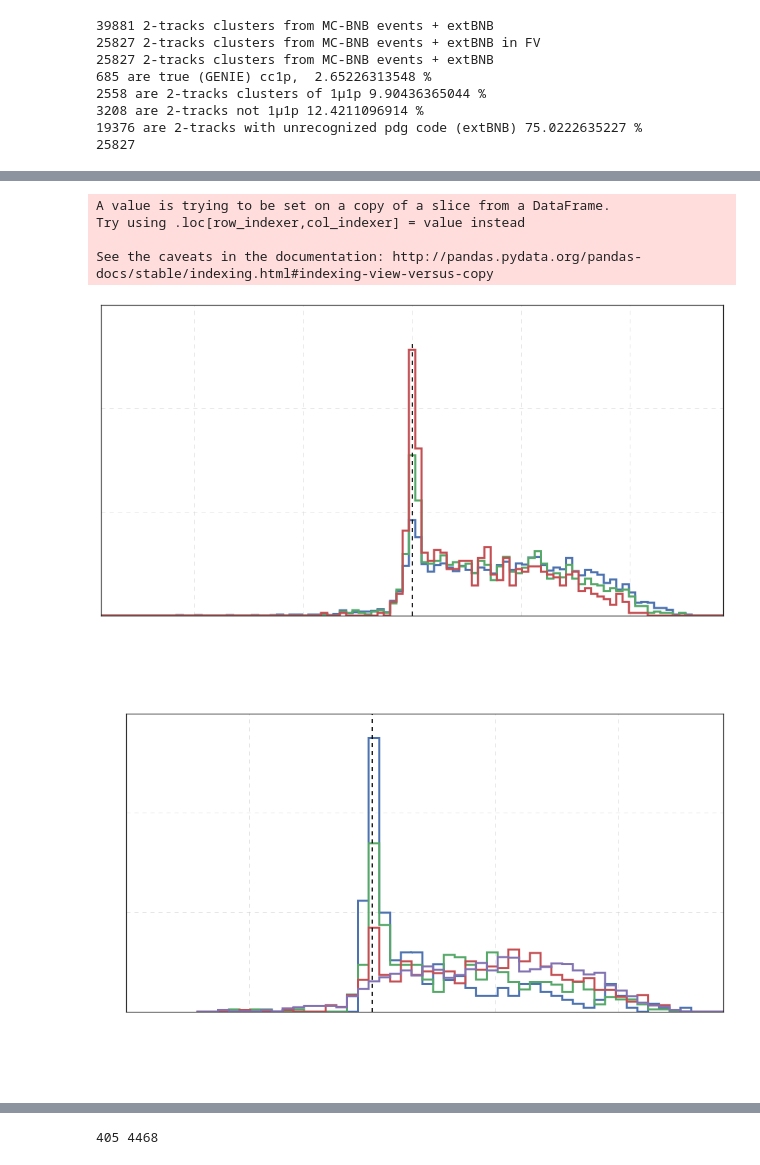
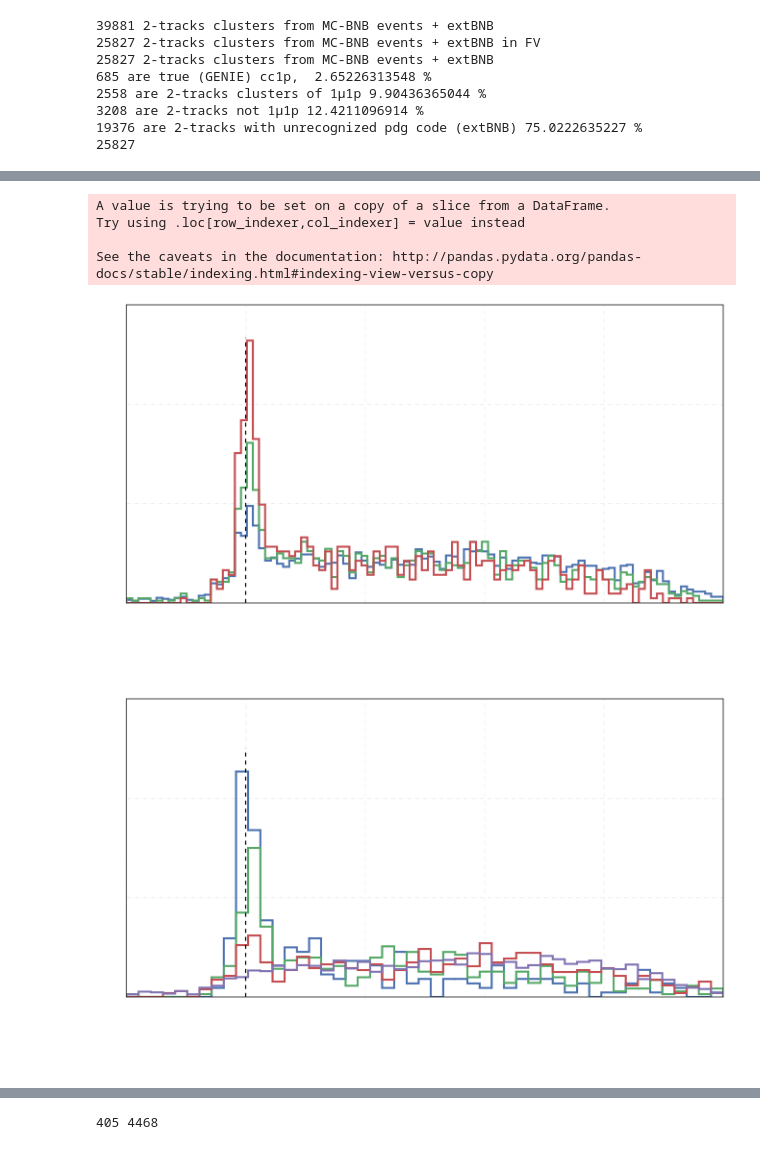
Before and after one commit to erezcoh4/AnalysisTreesInformation, a Jupyter notebook: CCQEPackage/notebooks/UsersMeetingApril2017/MuonTrackMomenta.ipynb, the cells around one changed output, grey strips where cells are left out. Saved outputs shown, nothing was run; the diff lists cells and outputs as text; code cells hidden in the pictures.

```diff
--- a/CCQEPackage/notebooks/UsersMeetingApril2017/MuonTrackMomenta.ipynb
+++ b/CCQEPackage/notebooks/UsersMeetingApril2017/MuonTrackMomenta.ipynb
@@ -209,7 +217,7 @@ labels = ['MCC7 MC-BNB ($\\mu$ reconstructed)','MCC8 MC-BNB/cosmic data ($\\mu$
 # %%
 # before and after the cuts
 fig,ax=plt.subplots(figsize=(16,8))
-bins = np.linspace(-100,100,100)
+bins = np.linspace(-20,80,100)
 mu_p_before_cuts =  pd.concat([reduced_samples['no cuts'][0],reduced_samples['no cuts'][1]])
 mu_p_after_detection_cuts =  pd.concat([reduced_samples['cut 4'][0],reduced_samples['cut 4'][1]])
 mu_p_after_cuts =  pd.concat([reduced_samples['cut 5'][0],reduced_samples['cut 5'][1]])
@@ -223,14 +231,14 @@ plt.plot([0,0],ax.get_ylim(),'--',color='black')
 # ax.annotate('gen. $E_{\\nu}$ = rec. $E_{\\nu}$', xy=(0, 0.5*np.max(ax.get_ylim())), xytext=(-55, 0.6*np.max(ax.get_ylim())) ,fontsize=20,
 #             arrowprops=dict(facecolor='black', shrink=0.05))
 set_axes(ax,'$\\bf{(E^{gen.}_{\\nu}-E^{rec.}_{\\nu})/E^{gen.}_{\\nu}}$ [%]',ticks_color='white',fontsize=45,nticklabels=4)
-ax.xaxis.set_ticks([-70,-35,0,35,70]);
+ax.xaxis.set_ticks([-20,0,20,40,60]);
 # ax.yaxis.set_major_formatter(ticker.FormatStrFormatter('%.2f'))
 ax.yaxis.set_major_formatter(ticker.NullFormatter())
 
 
 # In Pt bins
 fig,ax=plt.subplots(figsize=(16,8))
-bins = np.linspace(-50,100,50)
+bins = np.linspace(-20,80,50)
 PtBins = [[0,0.1],[0.1,0.2],[0.2,1.0]]
 mu_p_after_cuts =  pd.concat([reduced_samples['cut 5'][0],reduced_samples['cut 5'][1]])
 
@@ -245,35 +253,35 @@ ax.grid(linestyle='--',alpha=0.5)
 # ax.legend(loc='upper left',fontsize=30)
 plt.plot([0,0],ax.get_ylim(),'--',color='black')
 # ax.annotate('gen. $E_{\\nu}$ = rec. $E_{\\nu}$', xy=(0, 0.5*np.max(ax.get_ylim())), xytext=(-55, 0.6*np.max(ax.get_ylim())) ,fontsize=20,
 #             arrowprops=dict(facecolor='black', shrink=0.05))
 set_axes(ax,'$\\bf{(E^{gen.}_{\\nu}-E^{rec.}_{\\nu})/E^{gen.}_{\\nu}}$ [%]',ticks_color='white',fontsize=45,nticklabels=4)
-ax.xaxis.set_ticks([-70,-35,0,35,70]);
+ax.xaxis.set_ticks([-20,0,20,40,60]);
 # ax.yaxis.set_major_formatter(ticker.FormatStrFormatter('%.2f'))
 ax.yaxis.set_major_formatter(ticker.NullFormatter())
 
 
 
 MCC7_MCBNBIsVertexReconstructed['reco_CC1p_Ev_fromE'] = MCC7_MCBNBIsVertexReconstructed['reco_CC1p_Ev_fromE'] + 0.04
 
 # no cosmic vs. with cosmic overlay
 fig,ax=plt.subplots(figsize=(16,8))
-bins = np.linspace(-100,100,100)
+bins = np.linspace(-20,80,100)
 for sample,label in zip([MCC7_MCBNBIsVertexReconstructed , MCC8_MCBNB_extBNBIsVertexReconstructed]
                         ,['MCC7 MC-BNB','MCC8 MC-BNB/cosmic data']):
     ratio = 100*(sample['truth_Ev'] - sample['reco_CC1p_Ev_fromE'])/sample['truth_Ev']
     plt.hist( ratio , bins=bins, label=label, histtype='step',linewidth=3,normed=1);
 ax.grid(linestyle='--',alpha=0.5)
 # ax.legend(loc='upper left',fontsize=20)
 plt.plot([0,0],ax.get_ylim(),'--',color='black')
 # ax.annotate('gen. $E_{\\nu}$ = rec. $E_{\\nu}$', xy=(0, 0.5*np.max(ax.get_ylim())), xytext=(-55, 0.6*np.max(ax.get_ylim())) ,fontsize=20,
 #             arrowprops=dict(facecolor='black', shrink=0.05))
 set_axes(ax,'$\\bf{(E^{gen.}_{\\nu}-E^{rec.}_{\\nu})/E^{gen.}_{\\nu}}$ [%]',ticks_color='white',fontsize=45,nticklabels=4)
-ax.xaxis.set_ticks([-70,-35,0,35,70]);
+ax.xaxis.set_ticks([-20,0,20,40,60]);
 ax.yaxis.set_major_formatter(ticker.NullFormatter())
 # %% [output]
 A value is trying to be set on a copy of a slice from a DataFrame.
 Try using .loc[row_indexer,col_indexer] = value instead
 
 See the caveats in the documentation: http://pandas.pydata.org/pandas-docs/stable/indexing.html#indexing-view-versus-copy
-[figure, old version]
+[figure, new version]
-[figure, old version]
+[figure, new version]
```
Also changed, not shown: parts of 2 cells of this notebook, 2 other files.
